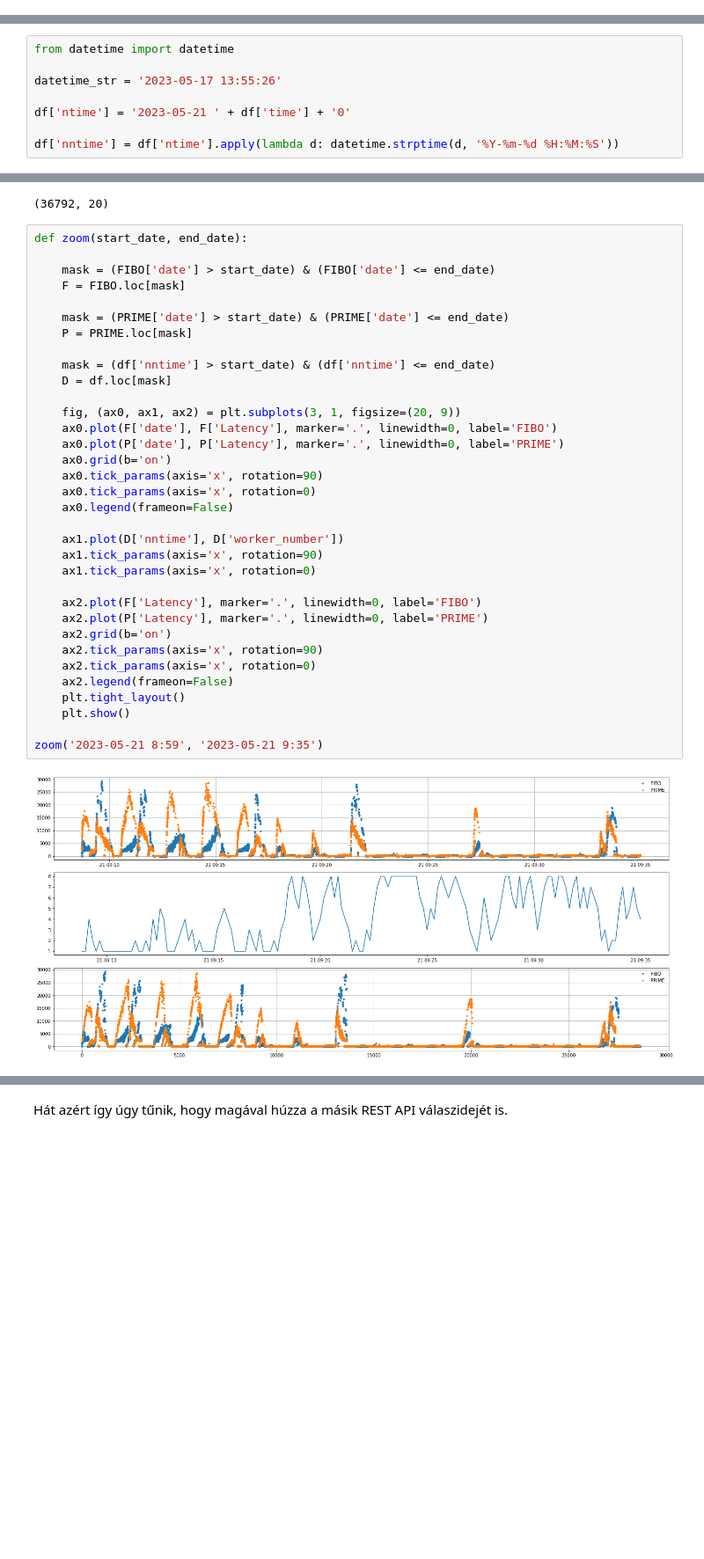
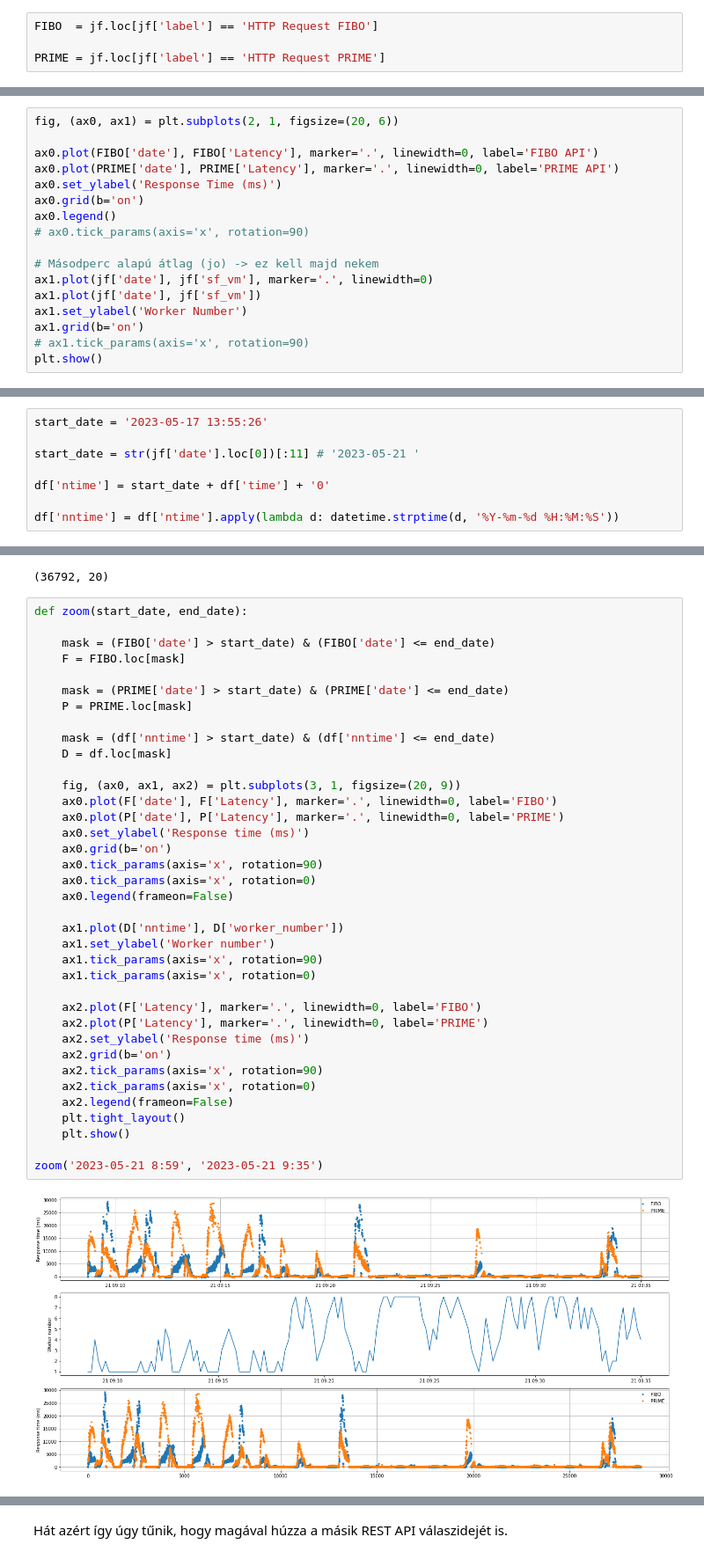
Before and after one commit to JoDeMiro/Scaler, a Jupyter notebook: Train/Train26/JMeter_Reader.ipynb, the cells around one changed output, grey strips where cells are left out. Shown at 88% size. Saved outputs shown, nothing was run; the diff lists cells and outputs as text; blank space fills up the shorter version.

```diff
--- a/Train/Train26/JMeter_Reader.ipynb
+++ b/Train/Train26/JMeter_Reader.ipynb
@@ -495,0 +877,4 @@ jmf()
+# %%
+FIBO  = jf.loc[jf['label'] == 'HTTP Request FIBO']
+
+PRIME = jf.loc[jf['label'] == 'HTTP Request PRIME']
@@ -495,0 +896,17 @@ jmf()
+# %%
+fig, (ax0, ax1) = plt.subplots(2, 1, figsize=(20, 6))
+
+ax0.plot(FIBO['date'], FIBO['Latency'], marker='.', linewidth=0, label='FIBO API')
+ax0.plot(PRIME['date'], PRIME['Latency'], marker='.', linewidth=0, label='PRIME API')
+ax0.set_ylabel('Response Time (ms)')
+ax0.grid(b='on')
+ax0.legend()
+# ax0.tick_params(axis='x', rotation=90)
+
+# Másodperc alapú átlag (jo) -> ez kell majd nekem
+ax1.plot(jf['date'], jf['sf_vm'], marker='.', linewidth=0)
+ax1.plot(jf['date'], jf['sf_vm'])
+ax1.set_ylabel('Worker Number')
+ax1.grid(b='on')
+# ax1.tick_params(axis='x', rotation=90)
+plt.show()
@@ -509,11 +930,3 @@ Igaz ezt a kísérletet jobb lett volna úgy elvégezni, hogy közben nem mozgat
 ---
 
 Ezek után nézzük meg, hogy alault a két REST API válaszideje és a Workerek száma.
-# %%
-from datetime import datetime
-
-datetime_str = '2023-05-17 13:55:26'
-
-df['ntime'] = '2023-05-21 ' + df['time'] + '0'
-
-df['nntime'] = df['ntime'].apply(lambda d: datetime.strptime(d, '%Y-%m-%d %H:%M:%S'))
@@ -582,0 +951,8 @@ plt.show()
+# %%
+start_date = '2023-05-17 13:55:26'
+
+start_date = str(jf['date'].loc[0])[:11] # '2023-05-21 '
+
+df['ntime'] = start_date + df['time'] + '0'
+
+df['nntime'] = df['ntime'].apply(lambda d: datetime.strptime(d, '%Y-%m-%d %H:%M:%S'))
@@ -652,34 +1041,37 @@ def zoom(start_date, end_date):
 
     mask = (PRIME['date'] > start_date) & (PRIME['date'] <= end_date)
     P = PRIME.loc[mask]
 
     mask = (df['nntime'] > start_date) & (df['nntime'] <= end_date)
     D = df.loc[mask]
 
     fig, (ax0, ax1, ax2) = plt.subplots(3, 1, figsize=(20, 9))
     ax0.plot(F['date'], F['Latency'], marker='.', linewidth=0, label='FIBO')
     ax0.plot(P['date'], P['Latency'], marker='.', linewidth=0, label='PRIME')
+    ax0.set_ylabel('Response time (ms)')
     ax0.grid(b='on')
     ax0.tick_params(axis='x', rotation=90)
     ax0.tick_params(axis='x', rotation=0)
     ax0.legend(frameon=False)
 
     ax1.plot(D['nntime'], D['worker_number'])
+    ax1.set_ylabel('Worker number')
     ax1.tick_params(axis='x', rotation=90)
     ax1.tick_params(axis='x', rotation=0)
 
     ax2.plot(F['Latency'], marker='.', linewidth=0, label='FIBO')
     ax2.plot(P['Latency'], marker='.', linewidth=0, label='PRIME')
+    ax2.set_ylabel('Response time (ms)')
     ax2.grid(b='on')
     ax2.tick_params(axis='x', rotation=90)
     ax2.tick_params(axis='x', rotation=0)
     ax2.legend(frameon=False)
     plt.tight_layout()
     plt.show()
 
 zoom('2023-05-21 8:59', '2023-05-21 9:35')
 # %% [output]
-[figure, old version]
+[figure, new version]
 # %%
 zoom('2023-05-21 9:28:39', '2023-05-21 9:31')
 # %% [output]
```
Also changed, not shown: parts of 84 cells of this notebook.
